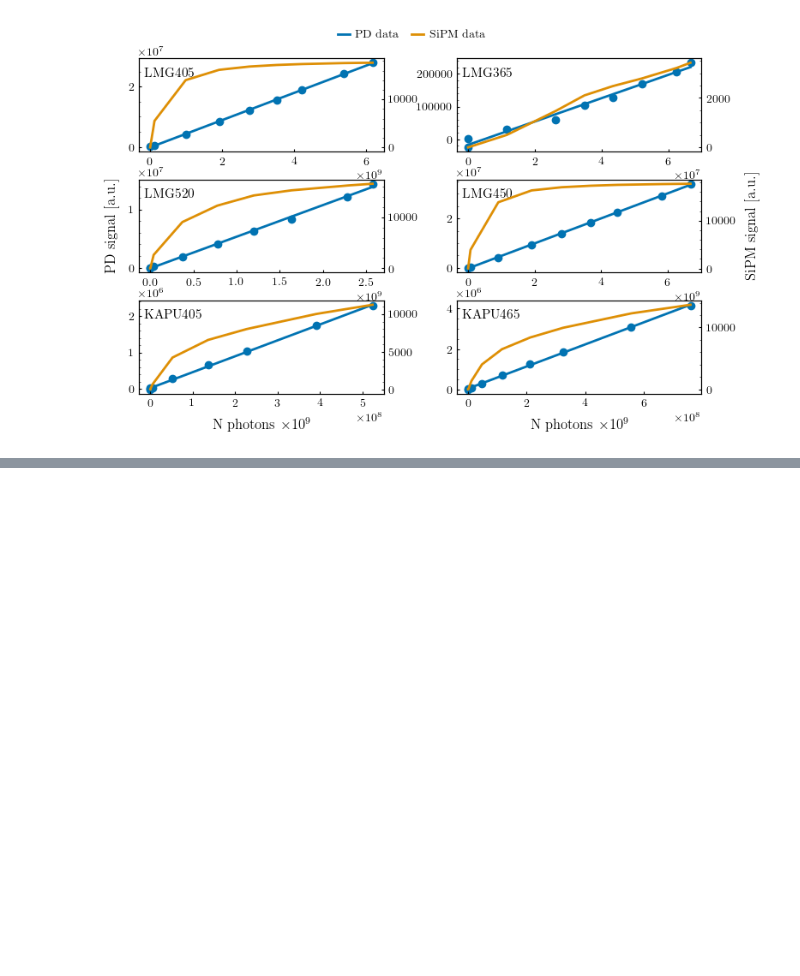
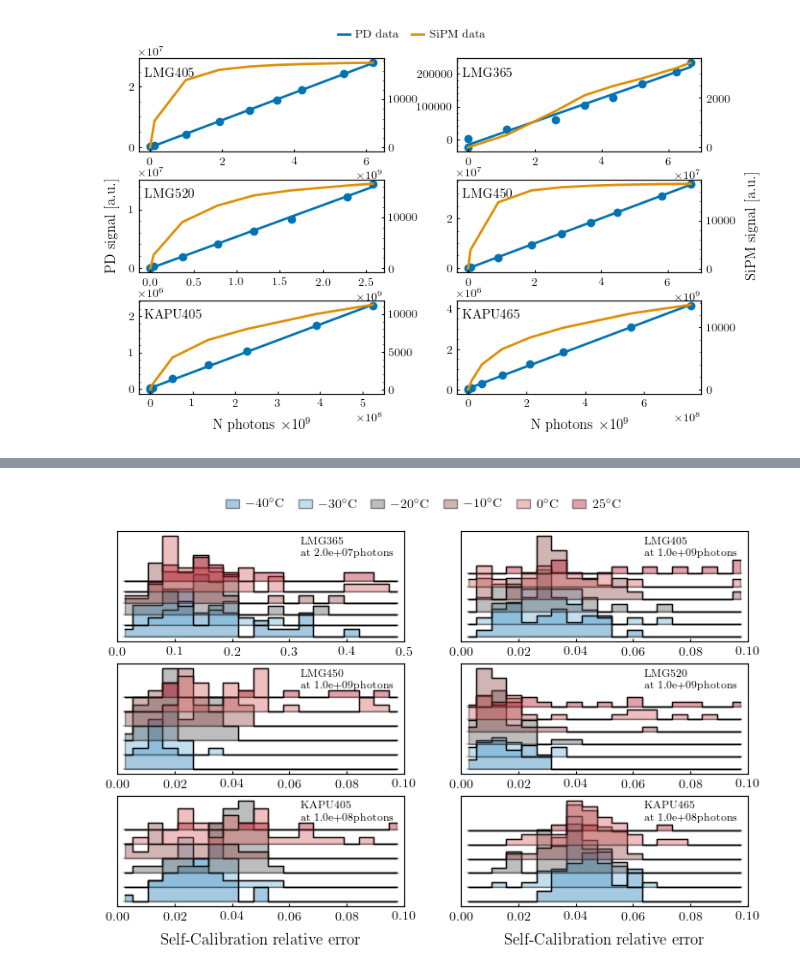
Before and after one commit to LeonhardEidenschink/POCAM_FAT, a Jupyter notebook: scripts/test_self_monitoring.ipynb, the cells around one changed output, grey strips where cells are left out. Drawn from its saved outputs; the diff is of its cells as text; code cells hidden in the pictures; blank space fills up the shorter version.

```diff
--- a/scripts/test_self_monitoring.ipynb
+++ b/scripts/test_self_monitoring.ipynb
@@ -356,0 +371,96 @@ plt.savefig('../make_plots/plots/pdf/self_monitoring_total_SiPM.pdf', dpi=300, b
+# %%
+colors = [
+    '#1f78b4',  # deep blue       → -40°C
+    '#6aafd6',  # light blue      → -25°C
+    '#5a5a5a',  # dark grey       → -10°C
+    '#8c4444',  # dark muted red  →   5°C
+    '#d45f5f',  # medium red      →  15°C
+    '#b2182b',  # deep red        →  25°C
+]
+
+ref_photons = {
+    'LMG365': 2.0e7,
+    'LMG405': 1.0e9,
+    'LMG450': 1.0e9,
+    'LMG520': 1.0e9,
+    'KAPU405': 1.0e8,
+    'KAPU465': 1.0e8,
+}
+
+fig, axes = plt.subplots(3, 2, figsize=plot_utils.set_size('wide', fraction=1.2, ratio=0.4, subplots=(3, 2)))
+
+temperatures = [-40, -30, -20, -10, 0, 25]
+
+
+for i, ax in enumerate(axes.flat):
+    emitter = emitters[i]
+    dev_sm = emitter[0]
+    dev_name = emitter[1]
+    bins = np.linspace(0, 0.1, 20)
+    if dev_name == 'LMG365':
+        bins = np.linspace(0, 0.5, 20)
+
+    bin_centers = 0.5 * (bins[:-1] + bins[1:])
+    bin_width = bins[1] - bins[0]
+
+    # compute all histograms first to set the offset step
+    counts_list = []
+    for T in temperatures:
+        slope_arr = np.array(slopes[f'{T}C'][dev_name]['slope'])
+        intercept_arr = np.array(slopes[f'{T}C'][dev_name]['intercept'])
+        slope_err_arr = np.array(slopes[f'{T}C'][dev_name]['slope_err'])
+        intercept_err_arr = np.array(slopes[f'{T}C'][dev_name]['intercept_err'])
+        cov_si_arr = np.array(slopes[f'{T}C'][dev_name]['covariance'])  # off-diagonal of pcov
+
+        estimated_signal = slope_arr * ref_photons[dev_name] + intercept_arr
+        signal_error = np.sqrt(
+            (slope_err_arr * ref_photons[dev_name])**2
+            + intercept_err_arr**2
+            + 2 * ref_photons[dev_name] * cov_si_arr
+        )
+
+        median_pd = np.median(estimated_signal)
+
+        estimated_nphotons = (estimated_signal - intercept_arr) / slope_arr
+
+        photons_error = np.sqrt(
+            signal_error**2
+            + intercept_err_arr**2
+            + (estimated_nphotons**2) * slope_err_arr**2
+            + 2 * estimated_nphotons * cov_si_arr
+        ) / np.abs(slope_arr)
+        rel_errors = photons_error / ref_photons[dev_name]
+        counts, _ = np.histogram(np.absolute(rel_errors), bins=bins)
+        counts_list.append(counts)
+
+    # small step relative to peak height → partial overlap, not full stacking
+    y_step = 0.2 * max(c.max() for c in counts_list)
+
+    for j, (T, counts) in enumerate(zip(temperatures, counts_list)):
+        offset = j * y_step  # coldest at bottom, warmest on top
+        color = colors[j]
+
+        # ax.bar(bin_centers, counts, width=bin_width, bottom=offset,
+        #        color=color, alpha=0.6, edgecolor='k', linewidth=1,
+        #        zorder=j, label=f'${T}^\\circ$C')
+        ax.step(bin_centers, counts + offset, where='mid', color='k', linewidth=1)
+        ax.fill_between(bin_centers, offset, counts + offset, step='mid', color=color, alpha=0.4, edgecolor='k',
+                        zorder=j, label=f'${T}^\\circ$C')
+        ax.axhline(offset, color='k', lw=0.3,
+                   xmin=0.02, xmax=0.98, zorder=0)
+
+    ax.set_xlim(0, 0.1)
+    if dev_name == 'LMG365':
+        ax.set_xlim(0, 0.5)
+    ax.set_yticks([])
+    ax.text(0.64,0.78, f'{dev_name}\nat {ref_photons[dev_name]:.1e}photons', transform=ax.transAxes, size = 8)
+    if i == 0:
+        ax.legend(bbox_to_anchor=(1.8, 1.4), ncol=6, frameon=False, columnspacing=1, fontsize=10)
+
+    if i == 4 or i == 5:
+        ax.set_xlabel("Self-Calibration relative error")
+
+plt.savefig('../make_plots/plots/png/self_calibration.png', dpi=300, bbox_inches='tight')
+plt.savefig('../make_plots/plots/pdf/self_calibration.pdf', dpi=300, bbox_inches='tight')
+# %% [output]
+[figure, added]
```
Also changed, not shown: parts of 17 cells of this notebook, 4 other files.
